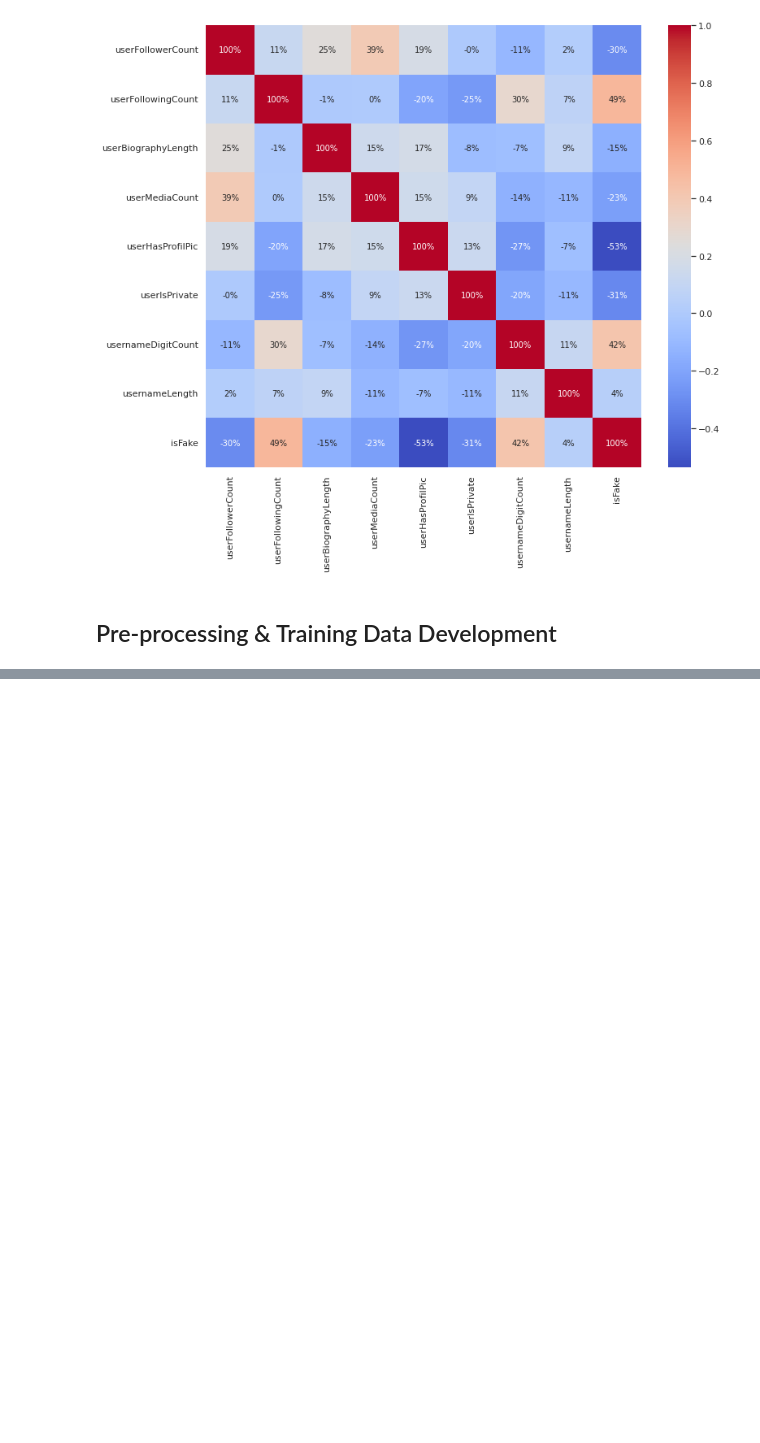
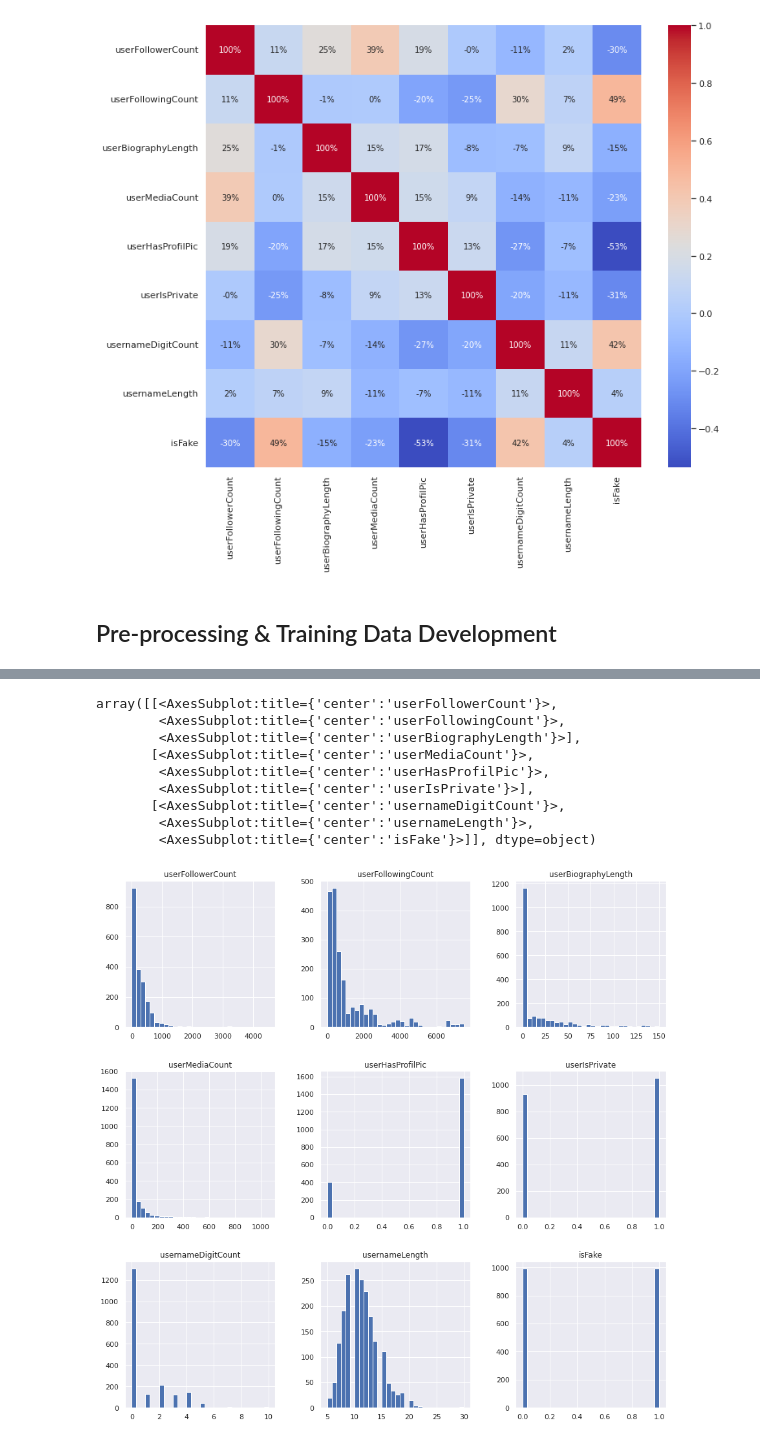
Before and after one commit to midori256/Fake-Instagram-Account-Detection, a Jupyter notebook: Data Wrangling and EDA.ipynb, the cells around one changed output, grey strips where cells are left out. Saved outputs shown, nothing was run; the diff lists cells and outputs as text; code cells hidden in the pictures; blank space fills up the shorter version.

Commit message:
prepare the data - oversampling

```diff
--- a/Data Wrangling and EDA.ipynb
+++ b/Data Wrangling and EDA.ipynb
@@ -271,0 +283,15 @@ plt.show()
+# %%
+over_sampler = RandomOverSampler(sampling_strategy="minority")
+X = df.iloc[:, :8]
+Y = df.iloc[:, 8]
+
+X_oversampled, Y_oversampled = over_sampler.fit_resample(X, Y)
+counter = 0
+o_df = pd.DataFrame()
+for i in list(df.columns)[:8]:
+    o_df[i] = X_oversampled[i]
+    counter += 1
+
+o_df["isFake"] = Y_oversampled
+df = o_df.copy()
+Counter(Y_oversampled)
@@ -271,0 +320,14 @@ plt.show()
+# %%
+# check distribution of the new data
+df.hist(figsize=(15,15), bins=30)
+# %% [output]
+array([[<AxesSubplot:title={'center':'userFollowerCount'}>,
+        <AxesSubplot:title={'center':'userFollowingCount'}>,
+        <AxesSubplot:title={'center':'userBiographyLength'}>],
+       [<AxesSubplot:title={'center':'userMediaCount'}>,
+        <AxesSubplot:title={'center':'userHasProfilPic'}>,
+        <AxesSubplot:title={'center':'userIsPrivate'}>],
+       [<AxesSubplot:title={'center':'usernameDigitCount'}>,
+        <AxesSubplot:title={'center':'usernameLength'}>,
+        <AxesSubplot:title={'center':'isFake'}>]], dtype=object)
+[figure, added]
```
Also changed, not shown: parts of 6 cells of this notebook, 2 other files.
